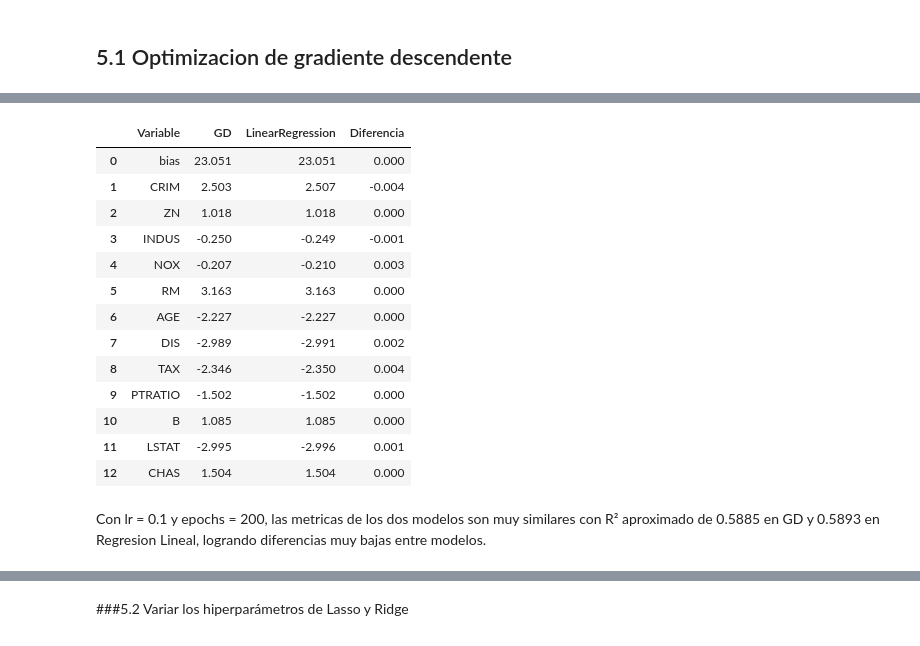
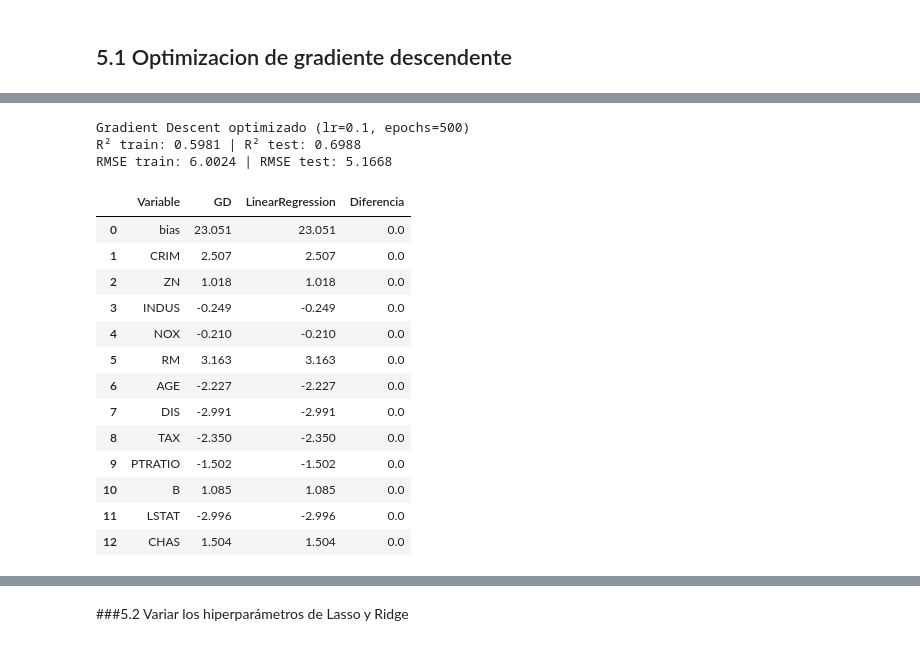
Before and after one commit to fabriziopaladini/TP_AA1_Aguirre_Gambande_Paladini, a Jupyter notebook: tp1-regresion/TP-regresion-AA1.ipynb, the cells around one changed output, grey strips where cells are left out. Drawn from its saved outputs; the diff is of its cells as text; code cells hidden in the pictures.

```diff
--- a/tp1-regresion/TP-regresion-AA1.ipynb
+++ b/tp1-regresion/TP-regresion-AA1.ipynb
@@ -737,7 +737,7 @@ Los residuos se encuentran dispersos alrededor de cero, aunque se puede observar
 # %% [markdown]
 ##4.2 Gradiente descendiente
 # %%
-def gradient_descent(X_train, y_train, X_val, y_val, lr=0.01, epochs=100):
+def gradient_descent(X_train, y_train, X_val, y_val, lr=0.01, epochs=100, plot=True):
 
     n = X_train.shape[0]
     m = X_train.shape[1]
@@ -777,6 +777,9 @@ def gradient_descent(X_train, y_train, X_val, y_val, lr=0.01, epochs=100):
         # Inicializar pesos aleatorios
         W = W - (lr * gradient)
 
+    if not plot:
+        return W
+
             # Graficar errores de entrenamiento y prueba
     # Definir una figura
     plt.figure(figsize=(12, 6))
@@ -1073,0 +1037,21 @@ lr = 0.3 al aumentar tanto hace que el modelo diverja en vez de mejorar.
+# %%
+# Validación DENTRO de train (test no se toca en esta celda)
+X_tr, X_val, y_tr, y_val = train_test_split(X_train_np, y_train_np, test_size=0.2, random_state=RANDOM_STATE)
+
+def r2_pesos(W, X, y):
+    Xb = np.hstack([np.ones((X.shape[0], 1)), X])
+    pred = Xb @ W
+    return metrics.r2_score(y, pred) if np.all(np.isfinite(pred)) else -np.inf  # -inf si el GD divergió
+
+grilla_gd = []
+for lr in [0.01, 0.05, 0.1, 0.3]:
+    for epochs in [100, 200, 500]:
+        np.random.seed(RANDOM_STATE)
+        W = gradient_descent(X_tr, y_tr, X_val, y_val, lr=lr, epochs=epochs, plot=False)
+        grilla_gd.append({'lr': lr, 'epochs': epochs, 'R² val': r2_pesos(W, X_val, y_val)})
+
+df_grilla_gd = pd.DataFrame(grilla_gd).sort_values('R² val', ascending=False).reset_index(drop=True)
+mejor_lr = float(df_grilla_gd.loc[0, 'lr'])
+mejor_epochs = int(df_grilla_gd.loc[0, 'epochs'])
+print(f'Mejores hiperparámetros según R² de validación: lr={mejor_lr}, epochs={mejor_epochs}')
+df_grilla_gd
@@ -1074,28 +1073,42 @@ lr = 0.3 al aumentar tanto hace que el modelo diverja en vez de mejorar.
+# %%
+# Con los hiperparámetros elegidos SOLO con train/val, se entrena sobre todo train y se evalúa en test.
+# X_test_np solo se usa para graficar la curva de error; no influye en los pesos.
+np.random.seed(RANDOM_STATE)
+W_gd_opt = gradient_descent(X_train_np, y_train_np, X_test_np, y_test_np, lr=mejor_lr, epochs=mejor_epochs)
+
+pred_train_gd_opt = (X_train_b @ W_gd_opt).ravel()
+pred_test_gd_opt = (X_test_b @ W_gd_opt).ravel()
+
+print(f'Gradient Descent optimizado (lr={mejor_lr}, epochs={mejor_epochs})')
+print('R² train:', round(metrics.r2_score(y_train, pred_train_gd_opt), 4), '| R² test:', round(metrics.r2_score(y_test, pred_test_gd_opt), 4))
+print('RMSE train:', round(np.sqrt(metrics.mean_squared_error(y_train, pred_train_gd_opt)), 4), '| RMSE test:', round(np.sqrt(metrics.mean_squared_error(y_test, pred_test_gd_opt)), 4))
+# %% [output]
+Gradient Descent optimizado (lr=0.1, epochs=500)
+R² train: 0.5981 | R² test: 0.6988
+RMSE train: 6.0024 | RMSE test: 5.1668
 # %%
-#Comparamos el mejor resultado que obtuvimos en gradient descent(intento 2) con la regresion lineal
+#Comparamos los pesos del gradient descent optimizado con los de la regresion lineal
 comparacion = pd.DataFrame({
     'Variable': ['bias'] + col_numericas + [col_categorica],
-    'GD': W_prueba2.ravel().round(3),
+    'GD': W_gd_opt.ravel().round(3),
     'LinearRegression': [round(modelo_lr.intercept_, 3)] + list(modelo_lr.coef_.round(3))
 })
 
 comparacion['Diferencia'] = (comparacion['GD'] - comparacion['LinearRegression']).round(3)
 
 comparacion
 # %% [output]
 |  | Variable | GD | LinearRegression | Diferencia |
-| 0 | bias | 23.051 | 23.051 | 0.000 |
-| 1 | CRIM | 2.503 | 2.507 | -0.004 |
-| 2 | ZN | 1.018 | 1.018 | 0.000 |
-| 3 | INDUS | -0.250 | -0.249 | -0.001 |
-| 4 | NOX | -0.207 | -0.210 | 0.003 |
-| 5 | RM | 3.163 | 3.163 | 0.000 |
-| 6 | AGE | -2.227 | -2.227 | 0.000 |
-| 7 | DIS | -2.989 | -2.991 | 0.002 |
-| 8 | TAX | -2.346 | -2.350 | 0.004 |
-| 9 | PTRATIO | -1.502 | -1.502 | 0.000 |
-| 10 | B | 1.085 | 1.085 | 0.000 |
-| 11 | LSTAT | -2.995 | -2.996 | 0.001 |
-| 12 | CHAS | 1.504 | 1.504 | 0.000 |
+| 0 | bias | 23.051 | 23.051 | 0.0 |
+| 1 | CRIM | 2.507 | 2.507 | 0.0 |
+| 2 | ZN | 1.018 | 1.018 | 0.0 |
+| 3 | INDUS | -0.249 | -0.249 | 0.0 |
+| 4 | NOX | -0.210 | -0.210 | 0.0 |
+| 5 | RM | 3.163 | 3.163 | 0.0 |
+| 6 | AGE | -2.227 | -2.227 | 0.0 |
+| 7 | DIS | -2.991 | -2.991 | 0.0 |
+| 8 | TAX | -2.350 | -2.350 | 0.0 |
+| 9 | PTRATIO | -1.502 | -1.502 | 0.0 |
+| 10 | B | 1.085 | 1.085 | 0.0 |
+| 11 | LSTAT | -2.996 | -2.996 | 0.0 |
+| 12 | CHAS | 1.504 | 1.504 | 0.0 |
-# %% [markdown]
-Con lr = 0.1 y epochs = 200, las metricas de los dos modelos son muy similares con R² aproximado de 0.5885 en GD y 0.5893 en Regresion Lineal, logrando diferencias muy bajas entre modelos.
```
Also changed, not shown: parts of 17 cells of this notebook.
